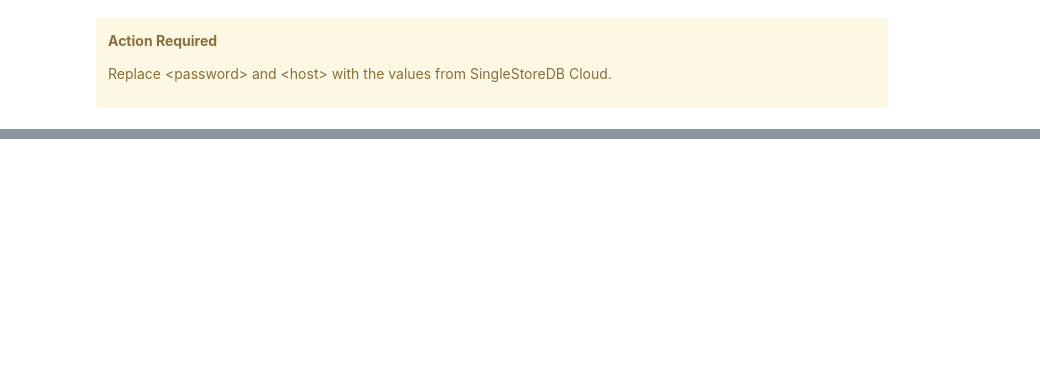
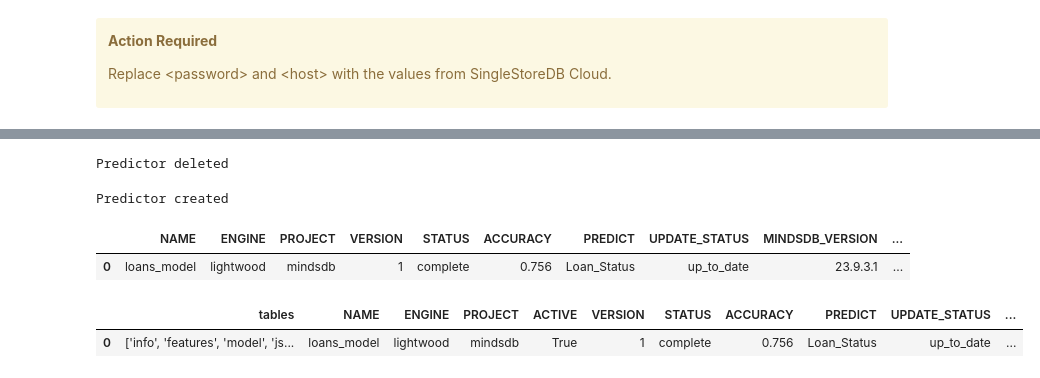
Before and after one commit to VeryFatBoy/loan-approvals, a Jupyter notebook: loan_approvals.ipynb, the cells around one changed output, grey strips where cells are left out. Saved outputs shown, nothing was run; the diff lists cells and outputs as text; code cells hidden in the pictures; blank space fills up the shorter version.

```diff
--- a/loan_approvals.ipynb
+++ b/loan_approvals.ipynb
@@ -705,35 +719,45 @@ except:
 # %%
 with mdb_engine.connect() as con:
     try:
-        con.execute("DROP PREDICTOR mindsdb.loans_model;")
+        con.execute(text("DROP PREDICTOR mindsdb.loans_model;"))
         print("Predictor deleted")
-    except:
-        print("Predictor does not exist")
+    except Exception as e:
+        print(e)
+# %% [output]
+Predictor deleted
 # %%
 with mdb_engine.connect() as con:
     try:
-        con.execute("""
+        con.execute(text("""
             CREATE PREDICTOR mindsdb.loans_model
             FROM loans_db (SELECT * FROM loans_train)
             PREDICT Loan_Status;
-        """)
+        """))
         print("Predictor created")
-    except:
-        print("Predictor already exists")
+    except Exception as e:
+        print(e)
+# %% [output]
+Predictor created
 # %%
 try:
     display(
         pd.read_sql("SHOW PREDICTORS;", con = mdb_engine)
     )
-except:
-    print("No data")
+except Exception as e:
+    print(e)
+# %% [output]
+|  | NAME | ENGINE | PROJECT | VERSION | STATUS | ACCURACY | PREDICT | UPDATE_STATUS | MINDSDB_VERSION | ... |
+| 0 | loans_model | lightwood | mindsdb | 1 | complete | 0.756 | Loan_Status | up_to_date | 23.9.3.1 | ... |
 # %%
 try:
     display(
         pd.read_sql("DESCRIBE loans_model;", con = mdb_engine)
     )
-except:
-    print("No data")
+except Exception as e:
+    print(e)
+# %% [output]
+|  | tables | NAME | ENGINE | PROJECT | ACTIVE | VERSION | STATUS | ACCURACY | PREDICT | UPDATE_STATUS | ... |
+| 0 | ['info', 'features', 'model', 'js... | loans_model | lightwood | mindsdb | True | 1 | complete | 0.756 | Loan_Status | up_to_date | ... |
 # %%
 try:
     display(
```
Also changed, not shown: parts of 13 cells of this notebook.
